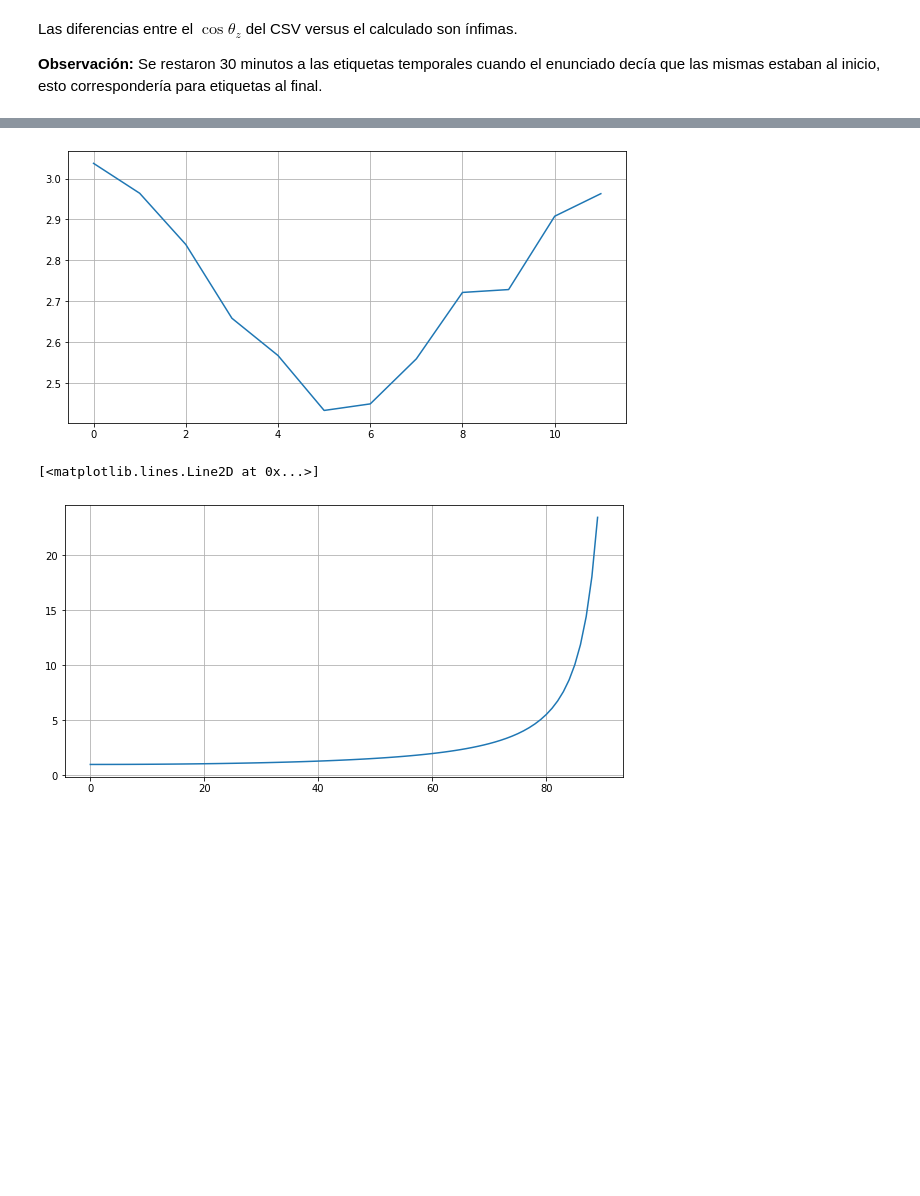
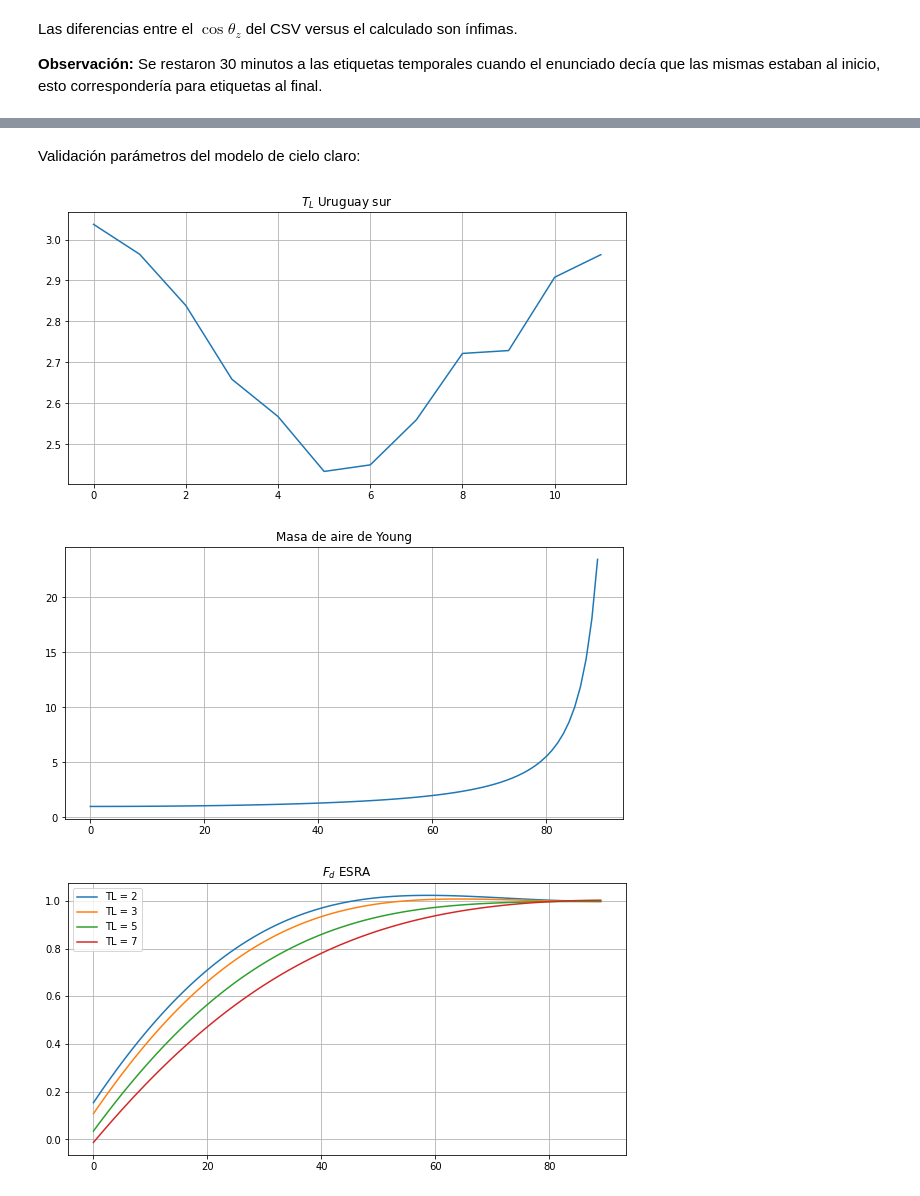
Before and after one commit to santisis/frs22, a Jupyter notebook: practico1.ipynb, the cells around one changed output, grey strips where cells are left out. Saved outputs shown, nothing was run; the diff lists cells and outputs as text; code cells hidden in the pictures; blank space fills up the shorter version.

```diff
--- a/practico1.ipynb
+++ b/practico1.ipynb
@@ -542,10 +520,26 @@ plt.show()
-# %%
-plt.plot(TL_SUR)
-plt.show()
-
-zs = range(90)
-plt.plot(zs, [masa_de_aire(cos(radians(z))) for z in zs])
-# %% [output]
-[figure, removed]
-[<matplotlib.lines.Line2D at 0x...>]
-[figure, removed]
+# %% [markdown]
+Validación parámetros del modelo de cielo claro:
+# %%
+plt.plot(TL_SUR)
+plt.title('$T_L$ Uruguay sur')
+plt.show()
+
+zs = range(90)
+plt.plot(zs, [masa_de_aire(cos(radians(z))) for z in zs])
+plt.title('Masa de aire de Young')
+plt.show()
+
+for tl in (2, 3, 5, 7):
+  plt.plot(zs, [modificador_angular_difusa(cos(radians(90-z)), tl) for z in zs], label='TL = %d' % tl)
+plt.legend()
+plt.title('$F_d$ ESRA')
+plt.show()
+
+tls = range(1, 10)
+plt.plot(tls, [factor_transmitancia_difusa(tl) for tl in tls])
+plt.title('$T_{rd}$ ESRA')
+plt.show()
+# %% [output]
+[figure, added]
+[figure, added]
+[figure, added]
```
Also changed, not shown: parts of 14 cells of this notebook.
